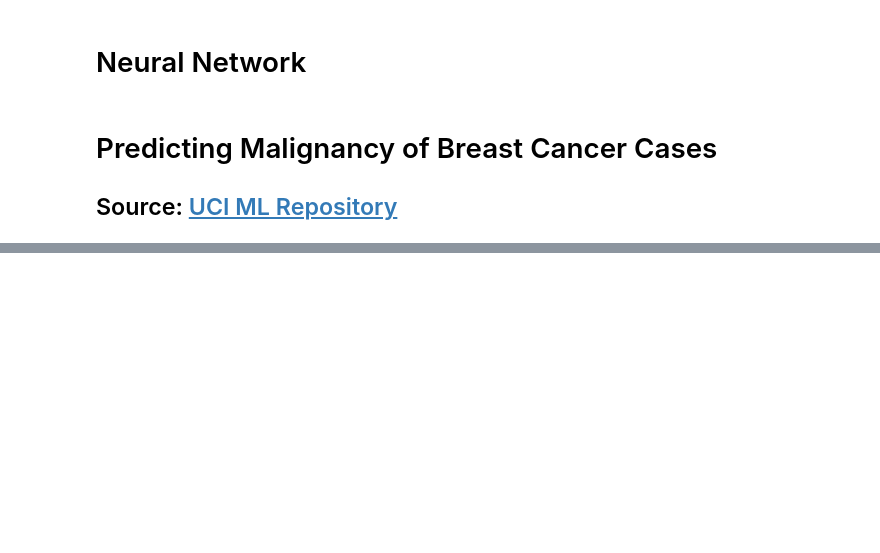
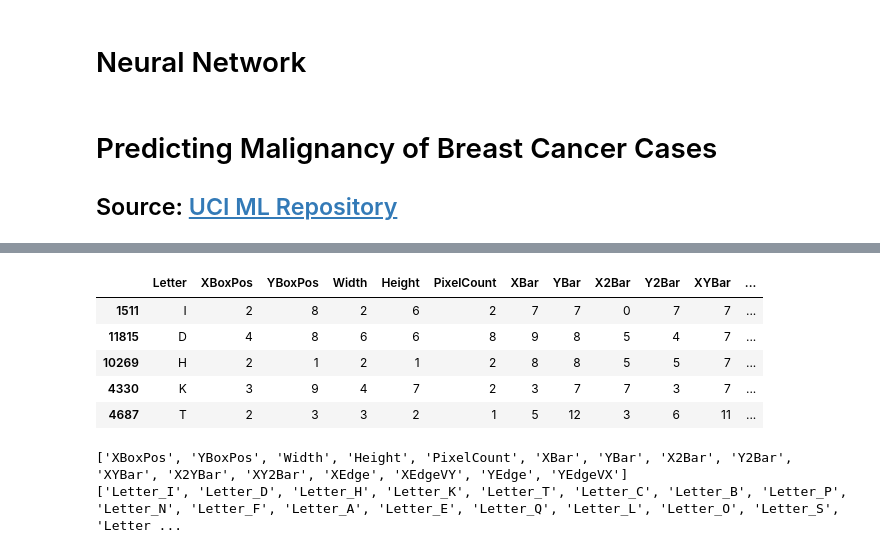
Before and after one commit to bcooper94/AdvancedDataMining, a Jupyter notebook: Neural Network.ipynb, the cells around one changed output, grey strips where cells are left out. Saved outputs shown, nothing was run; the diff lists cells and outputs as text; code cells hidden in the pictures; blank space fills up the shorter version.

```diff
--- a/Neural Network.ipynb
+++ b/Neural Network.ipynb
@@ -298,0 +418,27 @@ Accuracy: 0.6272, precision: 0.3136, recall: 0.5000, F1: 0.3854
+# %%
+letterDf = pd.read_csv('data/letter-recognition.csv').sample(n=10000)
+display(letterDf.head())
+
+yCols = []
+for val in letterDf.Letter.unique():
+    yCols.append('Letter_' + str(val))
+    letterDf['Letter_' + str(val)] = letterDf.Letter.apply(lambda x: 1 if x == val else 0)
+
+letterDf.drop('Letter', axis=1, inplace=True)
+
+xCols = [col for col in letterDf.columns if col not in yCols]
+print(xCols)
+print(yCols)
+
+xTrain, xTest, yTrain, yTest = train_test_split(letterDf[xCols].as_matrix(),
+                                               letterDf[yCols].as_matrix(),
+                                               test_size=1/3, random_state=int(time.time()))
+# %% [output]
+|  | Letter | XBoxPos | YBoxPos | Width | Height | PixelCount | XBar | YBar | X2Bar | Y2Bar | XYBar | ... |
+| 1511 | I | 2 | 8 | 2 | 6 | 2 | 7 | 7 | 0 | 7 | 7 | ... |
+| 11815 | D | 4 | 8 | 6 | 6 | 8 | 9 | 8 | 5 | 4 | 7 | ... |
+| 10269 | H | 2 | 1 | 2 | 1 | 2 | 8 | 8 | 5 | 5 | 7 | ... |
+| 4330 | K | 3 | 9 | 4 | 7 | 2 | 3 | 7 | 7 | 3 | 7 | ... |
+| 4687 | T | 2 | 3 | 3 | 2 | 1 | 5 | 12 | 3 | 6 | 11 | ... |
+['XBoxPos', 'YBoxPos', 'Width', 'Height', 'PixelCount', 'XBar', 'YBar', 'X2Bar', 'Y2Bar', 'XYBar', 'X2YBar', 'XY2Bar', 'XEdge', 'XEdgeVY', 'YEdge', 'YEdgeVX']
+['Letter_I', 'Letter_D', 'Letter_H', 'Letter_K', 'Letter_T', 'Letter_C', 'Letter_B', 'Letter_P', 'Letter_N', 'Letter_F', 'Letter_A', 'Letter_E', 'Letter_Q', 'Letter_L', 'Letter_O', 'Letter_S', 'Letter ...
```
Also changed, not shown: parts of 11 cells of this notebook, 9 other files.
